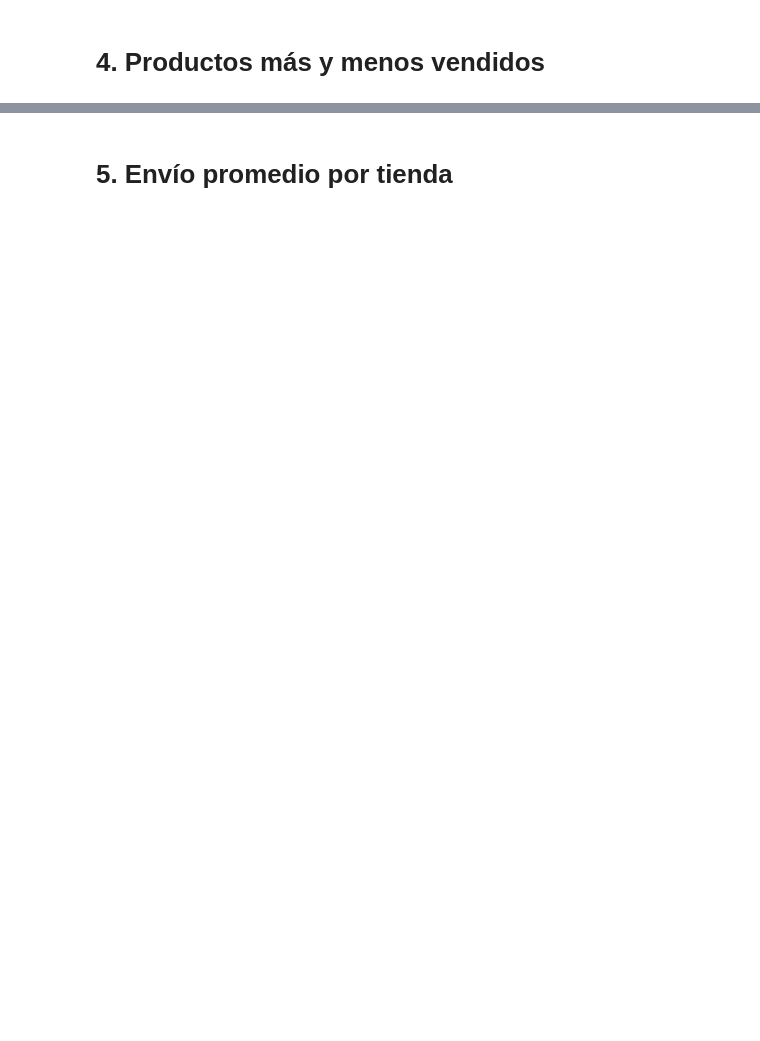
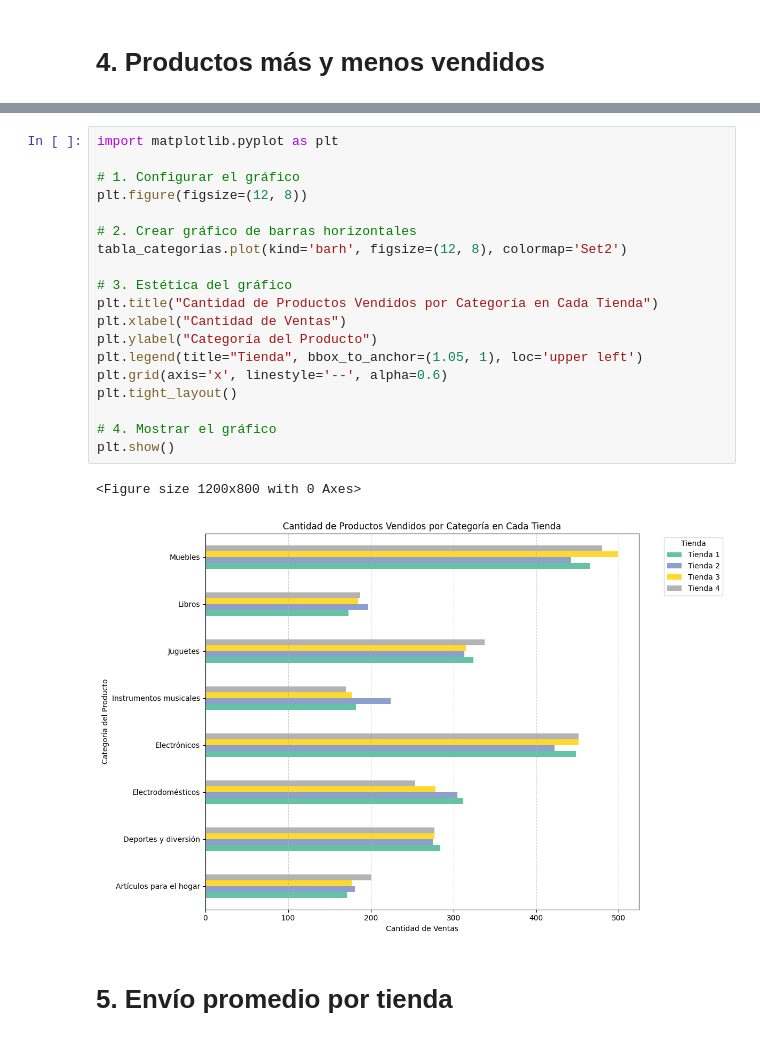
Before and after one commit to mafloan/alurastorelatam, a Jupyter notebook: AluraStoreLatam.ipynb, the cells around one changed output, grey strips where cells are left out. Drawn from its saved outputs; the diff is of its cells as text; blank space fills up the shorter version.

```diff
--- a/AluraStoreLatam.ipynb
+++ b/AluraStoreLatam.ipynb
@@ -34,2 +189,24 @@ tienda.head()
+# %%
+import matplotlib.pyplot as plt
+
+# 1. Configurar el gráfico
+plt.figure(figsize=(12, 8))
+
+# 2. Crear gráfico de barras horizontales
+tabla_categorias.plot(kind='barh', figsize=(12, 8), colormap='Set2')
+
+# 3. Estética del gráfico
+plt.title("Cantidad de Productos Vendidos por Categoría en Cada Tienda")
+plt.xlabel("Cantidad de Ventas")
+plt.ylabel("Categoría del Producto")
+plt.legend(title="Tienda", bbox_to_anchor=(1.05, 1), loc='upper left')
+plt.grid(axis='x', linestyle='--', alpha=0.6)
+plt.tight_layout()
+
+# 4. Mostrar el gráfico
+plt.show()
+# %% [output]
+<Figure size 1200x800 with 0 Axes>
+[figure, added]
 # %% [markdown]
 # 5. Envío promedio por tienda
```
Also changed, not shown: parts of 15 cells of this notebook.
